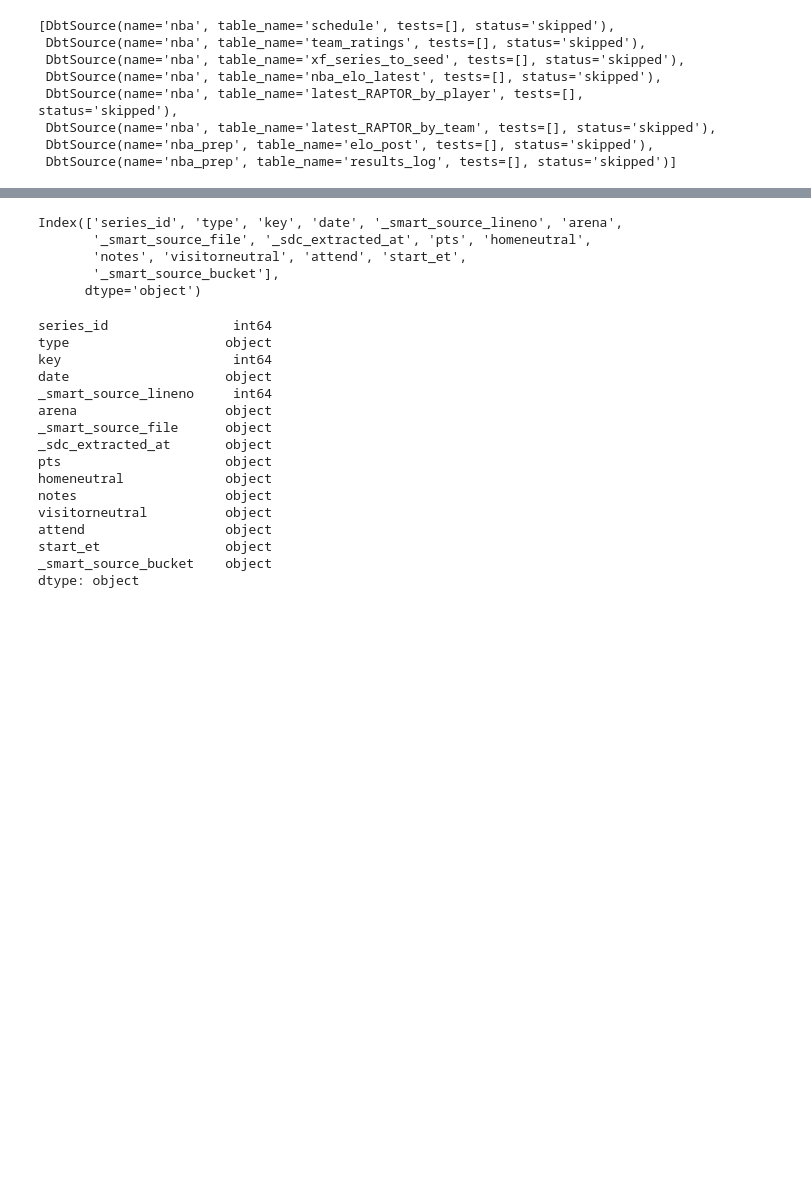
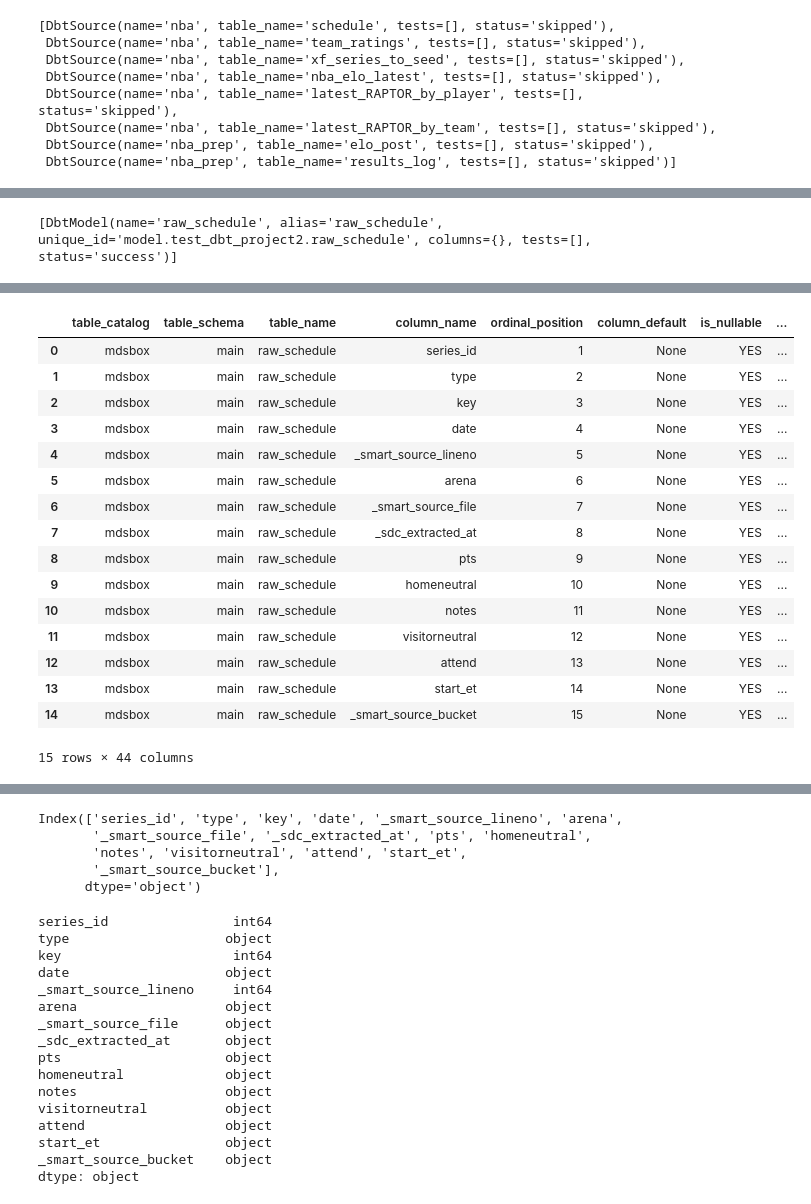
Before and after one commit to butchland/nbdbt2, a Jupyter notebook: explore/explore-test-dbt-project.ipynb, the cells around one changed output, grey strips where cells are left out. Saved outputs shown, nothing was run; the diff lists cells and outputs as text; code cells hidden in the pictures; blank space fills up the shorter version.

```diff
--- a/explore/explore-test-dbt-project.ipynb
+++ b/explore/explore-test-dbt-project.ipynb
@@ -63,0 +93,4 @@ from '/home/butch2/play/experiments/nbtools/nbdbt2/data/data_catalog/psa/nba_sch
+# %%
+faldbt2 = nbdbtproject.NbDbt(project_dir=nbdbt_config['project_dir'],
+                         profiles_dir=nbdbt_config['profiles_dir'],
+                         profile_target='dev')
@@ -63,0 +111,8 @@ from '/home/butch2/play/experiments/nbtools/nbdbt2/data/data_catalog/psa/nba_sch
+# %%
+faldbt2.list_models()
+# %% [output]
+[DbtModel(name='raw_schedule', alias='raw_schedule', unique_id='model.test_dbt_project2.raw_schedule', columns={}, tests=[], status='success')]
+# %%
+models = faldbt2.list_models();
+models[0].schema
+# %% [output]
@@ -64 +134,18 @@ from '/home/butch2/play/experiments/nbtools/nbdbt2/data/data_catalog/psa/nba_sch
+|  | table_catalog | table_schema | table_name | column_name | ordinal_position | column_default | is_nullable | ... |
+| 0 | mdsbox | main | raw_schedule | series_id | 1 | None | YES | ... |
+| 1 | mdsbox | main | raw_schedule | type | 2 | None | YES | ... |
+| 2 | mdsbox | main | raw_schedule | key | 3 | None | YES | ... |
+| 3 | mdsbox | main | raw_schedule | date | 4 | None | YES | ... |
+| 4 | mdsbox | main | raw_schedule | _smart_source_lineno | 5 | None | YES | ... |
+| 5 | mdsbox | main | raw_schedule | arena | 6 | None | YES | ... |
+| 6 | mdsbox | main | raw_schedule | _smart_source_file | 7 | None | YES | ... |
+| 7 | mdsbox | main | raw_schedule | _sdc_extracted_at | 8 | None | YES | ... |
+| 8 | mdsbox | main | raw_schedule | pts | 9 | None | YES | ... |
+| 9 | mdsbox | main | raw_schedule | homeneutral | 10 | None | YES | ... |
+| 10 | mdsbox | main | raw_schedule | notes | 11 | None | YES | ... |
+| 11 | mdsbox | main | raw_schedule | visitorneutral | 12 | None | YES | ... |
+| 12 | mdsbox | main | raw_schedule | attend | 13 | None | YES | ... |
+| 13 | mdsbox | main | raw_schedule | start_et | 14 | None | YES | ... |
+| 14 | mdsbox | main | raw_schedule | _smart_source_bucket | 15 | None | YES | ... |
+15 rows × 44 columns
 # %%
```
Also changed, not shown: parts of 24 cells of this notebook, 4 other files.
